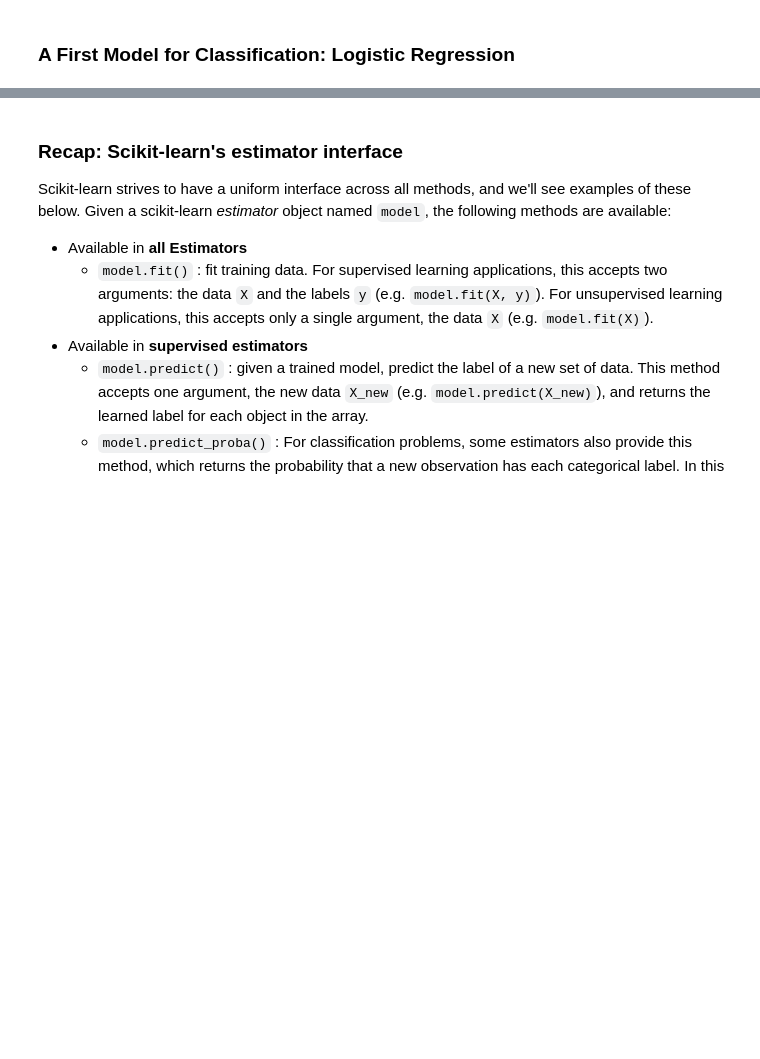
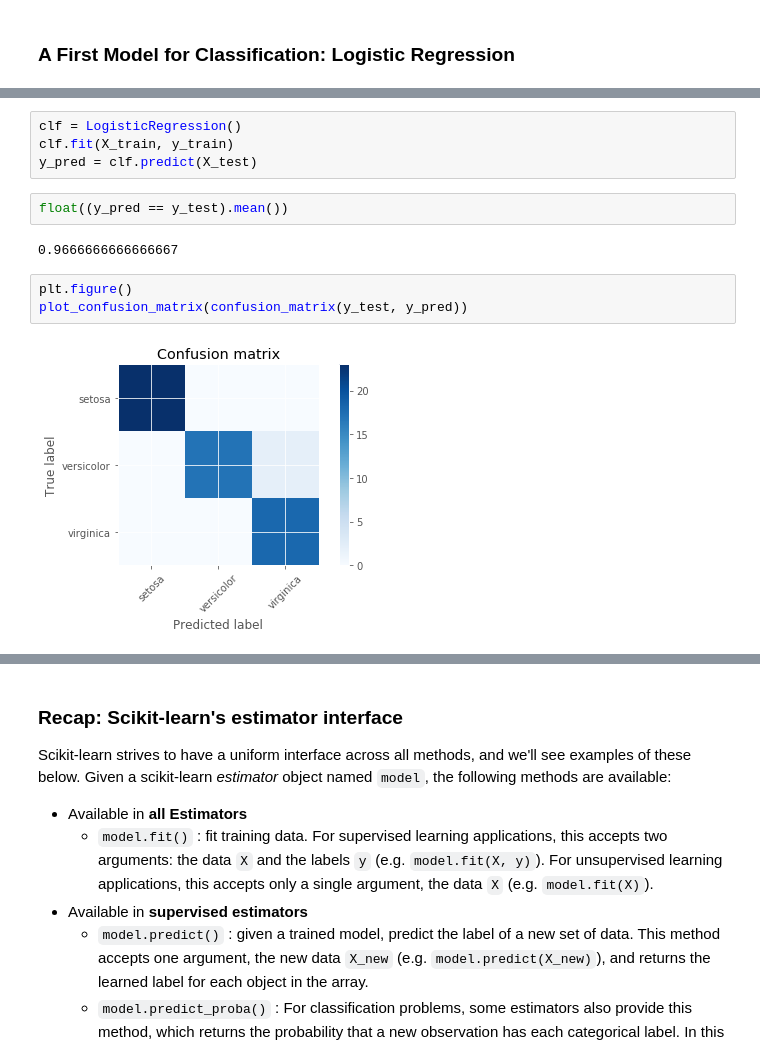
Before and after one commit to albahnsen/AppliedDeepLearningClass, a Jupyter notebook: notebooks/01-IntroMachineLearning.ipynb, the cells around one changed output, grey strips where cells are left out. Cells and saved outputs as stored; diff of their text form; blank space fills up the shorter version.

```diff
--- a/notebooks/01-IntroMachineLearning.ipynb
+++ b/notebooks/01-IntroMachineLearning.ipynb
@@ -385,0 +392,13 @@ plot_confusion_matrix(cm)
+# %%
+clf = LogisticRegression()
+clf.fit(X_train, y_train)
+y_pred = clf.predict(X_test)
+# %%
+float((y_pred == y_test).mean())
+# %% [output]
+0.9666666666666667
+# %%
+plt.figure()
+plot_confusion_matrix(confusion_matrix(y_test, y_pred))
+# %% [output]
+[figure, added]
```
Also changed, not shown: parts of 8 cells of this notebook.
